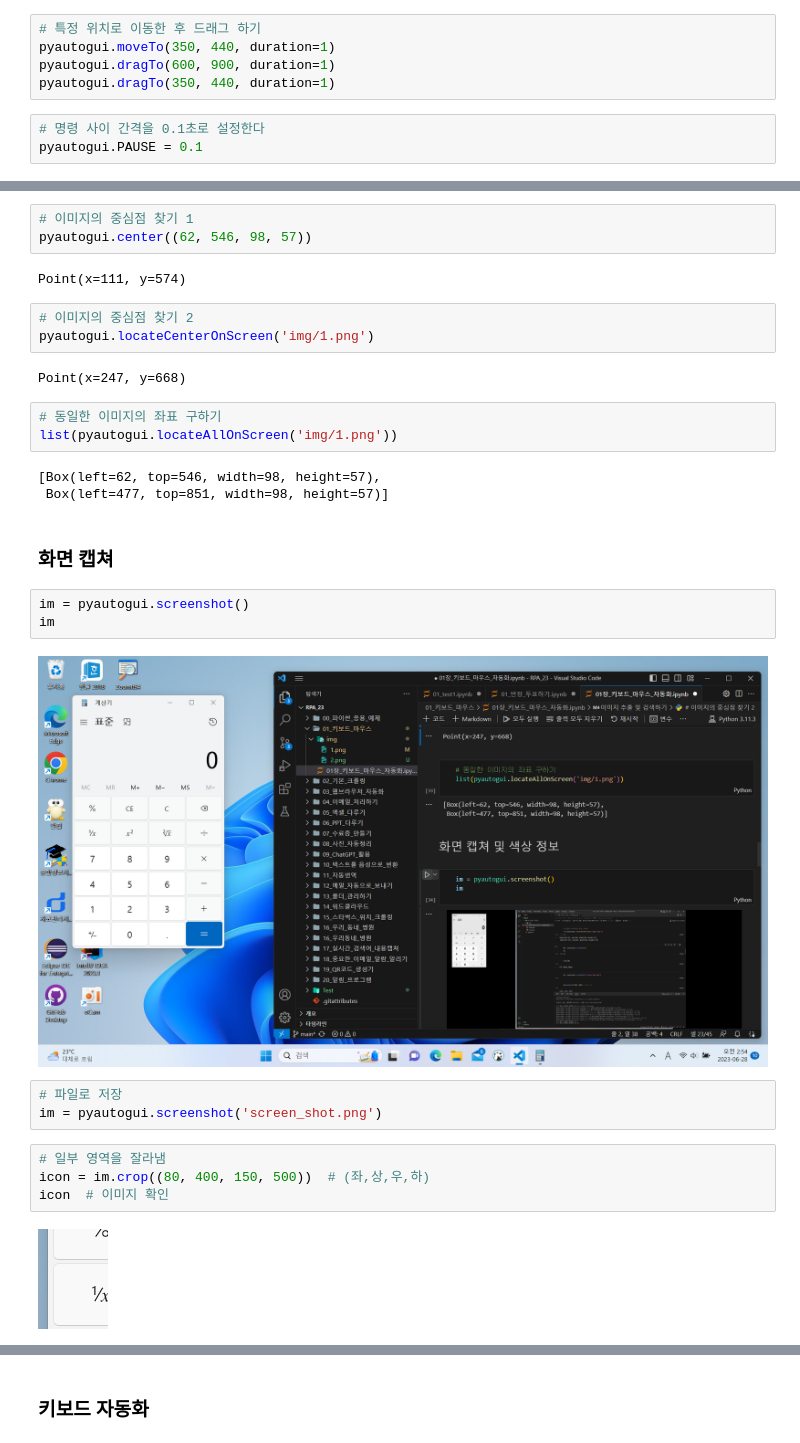
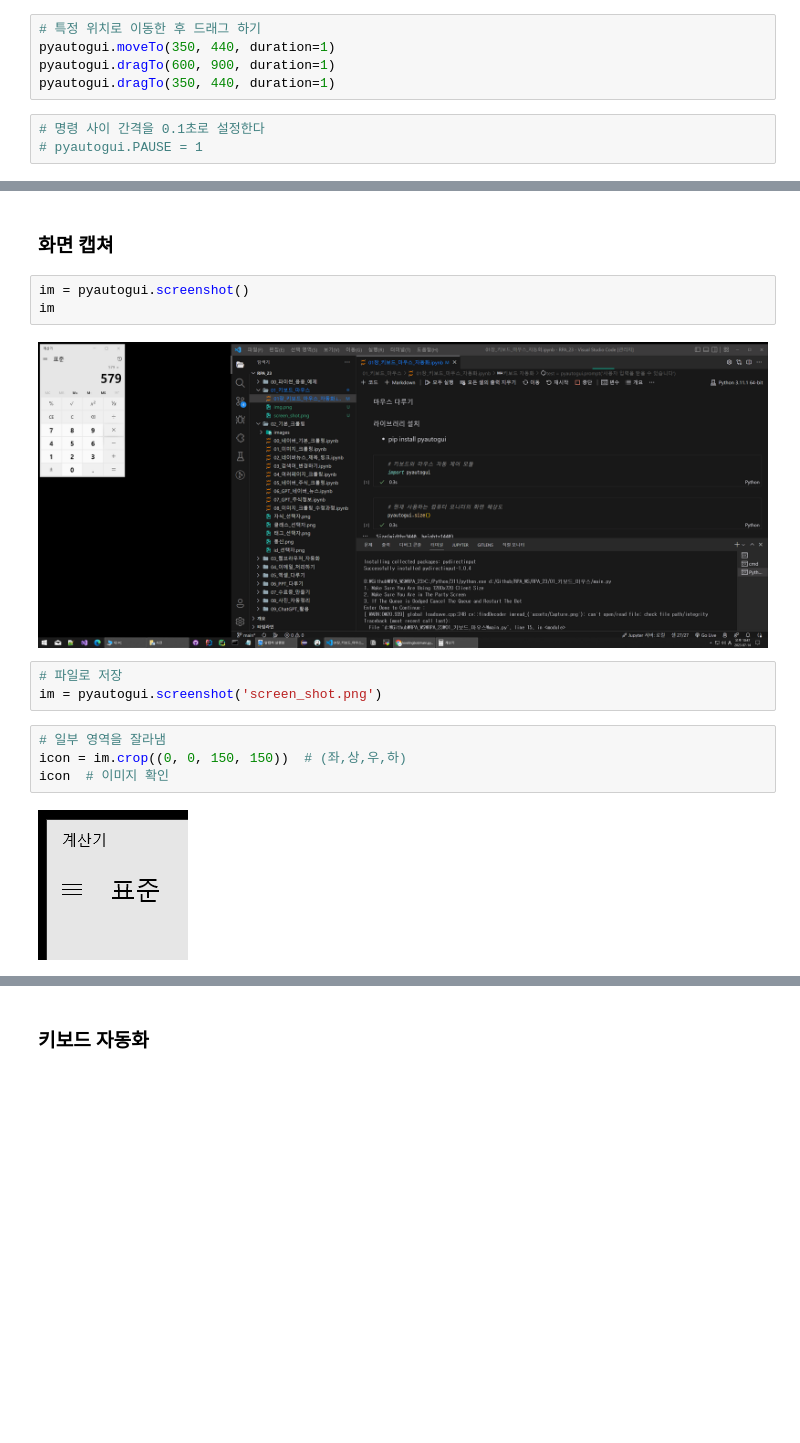
Before and after one commit to kitae104/RPA_24, a Jupyter notebook: 01_키보드_마우스/01장_키보드_마우스_자동화.ipynb, the cells around one changed output, grey strips where cells are left out. Drawn from its saved outputs; the diff is of its cells as text; blank space fills up the shorter version.

```diff
--- a/01_키보드_마우스/01장_키보드_마우스_자동화.ipynb
+++ b/01_키보드_마우스/01장_키보드_마우스_자동화.ipynb
@@ -39,4 +39,4 @@ pyautogui.dragTo(600, 900, duration=1)
 pyautogui.dragTo(350, 440, duration=1)
 # %%
 # 명령 사이 간격을 0.1초로 설정한다
-pyautogui.PAUSE = 0.1
+# pyautogui.PAUSE = 1
@@ -52,34 +43,18 @@ Box(left=199, top=637, width=97, height=62)
-# %%
-# 이미지의 중심점 찾기 1
-pyautogui.center((62, 546, 98, 57))
-# %% [output]
-Point(x=111, y=574)
-# %%
-# 이미지의 중심점 찾기 2
-pyautogui.locateCenterOnScreen('img/1.png')
-# %% [output]
-Point(x=247, y=668)
-# %%
-# 동일한 이미지의 좌표 구하기
-list(pyautogui.locateAllOnScreen('img/1.png'))
-# %% [output]
-[Box(left=62, top=546, width=98, height=57),
- Box(left=477, top=851, width=98, height=57)]
 # %% [markdown]
 ### 화면 캡쳐
 # %%
 im = pyautogui.screenshot()
 im
 # %% [output]
-[figure, old version]
+[figure, new version]
 # %%
 # 파일로 저장
 im = pyautogui.screenshot('screen_shot.png')
 # %%
 # 일부 영역을 잘라냄
-icon = im.crop((80, 400, 150, 500))  # (좌,상,우,하)
+icon = im.crop((0, 0, 150, 150))  # (좌,상,우,하)
 icon  # 이미지 확인
 # %% [output]
-[figure, old version]
+[figure, new version]
 # %%
 # 파일로 저장
```
Also changed, not shown: parts of 7 cells of this notebook.
